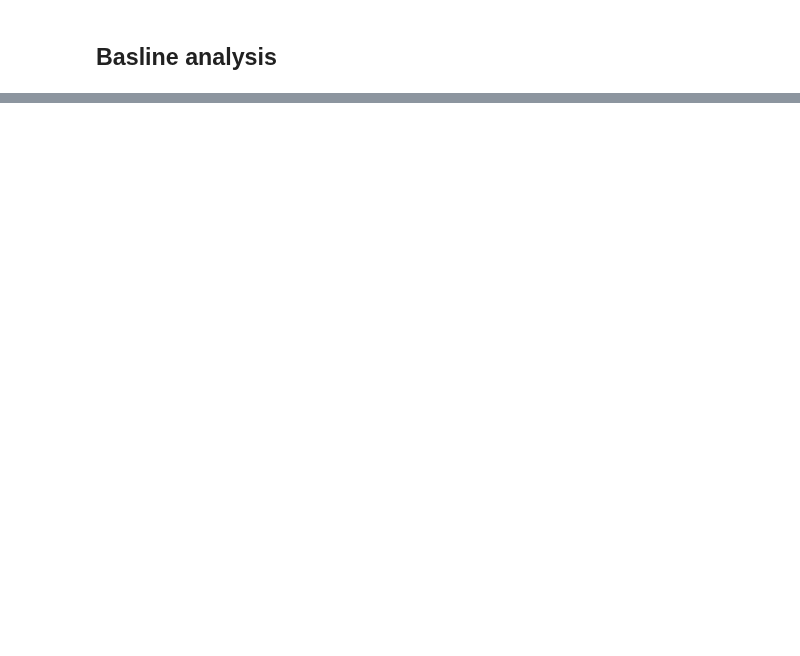
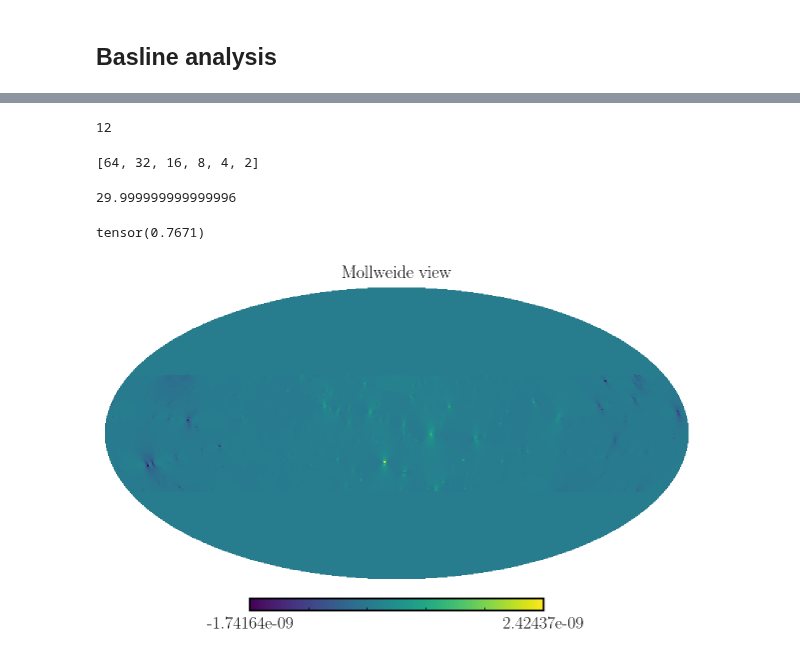
Before and after one commit to smsharma/neural-global-astrometry, a Jupyter notebook: notebooks/xx_equivariance_error.ipynb, the cells around one changed output, grey strips where cells are left out. Cells and saved outputs as stored; diff of their text form; code cells hidden in the pictures; blank space fills up the shorter version.

Commit message:
Baseline analysis notebook

```diff
--- a/notebooks/xx_equivariance_error.ipynb
+++ b/notebooks/xx_equivariance_error.ipynb
@@ -81,3 +64,9 @@ sim = QuasarSim(max_sep=max_sep,
                 calc_powerspecs=False,
                 do_alpha=False,
                 sh_profile='NFW')
+# %%
+sim.set_mass_distribution(sim.rho_M_SI, M_min=1e7 * M_s, M_max=1e10 * M_s, M_min_calib=1e8 * M_s, M_max_calib=1.1e10 * M_s, N_calib=200., alpha=-1.9)
+sim.set_radial_distribution(sim.r2rho_V_ein_EAQ, R_min=1e-3 * kpc, R_max=260 * kpc)
+sim.set_subhalo_properties(sim.c200_SCP, distdep=False)
+
+sim.analysis_pipeline(get_sample=True)
@@ -105,0 +149,31 @@ class GaussianNoise(nn.Module):
+# %%
+nside_max = 64
+nside_list = [int(nside_max / (2 ** i)) for i in np.arange(hp.nside2order(nside_max))]
+int(hp.nside2npix(nside_list[-1]) / 4)
+# %% [output]
+12
+# %%
+nside_list
+# %% [output]
+[64, 32, 16, 8, 4, 2]
+# %%
+np.rad2deg(np.arcsin(0.5))
+# %% [output]
+29.999999999999996
+# %%
+(x_test[0, :, 0] != 0).sum() / hp.nside2npix(64)
+# %% [output]
+tensor(0.7671)
+# %%
+from simulation import create_mask as cm
+
+mask = ~cm.make_mask_total(band_mask = True, band_mask_range=30, nside=64)
+mask = hp.reorder(mask, r2n=True)
+mask = torch.Tensor(mask).bool()
+
+x_test = torch.Tensor(hp.reorder(sim.mu_qsrs.T, r2n=True)).T.unsqueeze(0)
+x_test[:, mask, :] = 0.
+
+hp.mollview(x_test[0, :, 0], nest=True)
+# %% [output]
+[figure, added]
```
Also changed, not shown: parts of 8 cells of this notebook, 13 other files.
